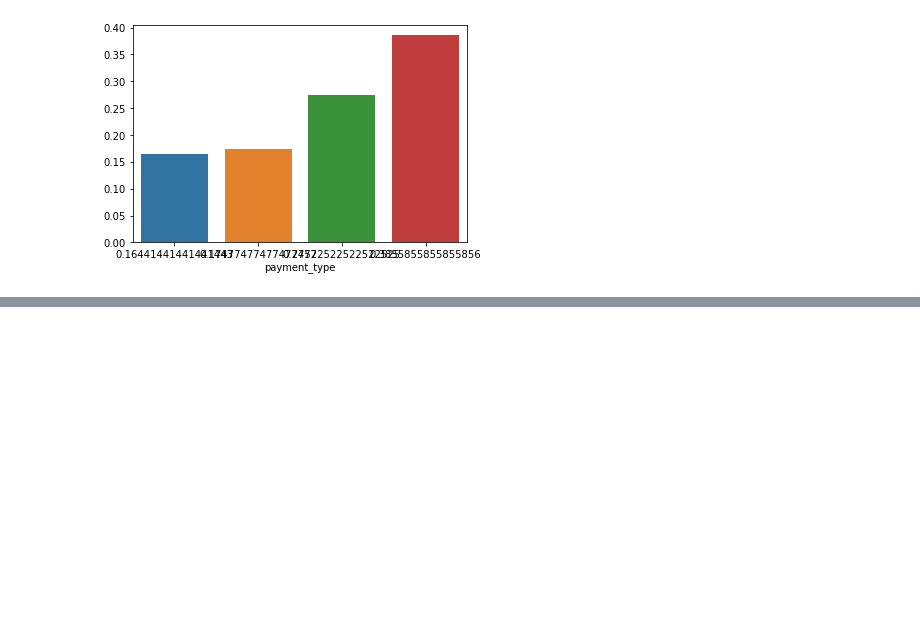
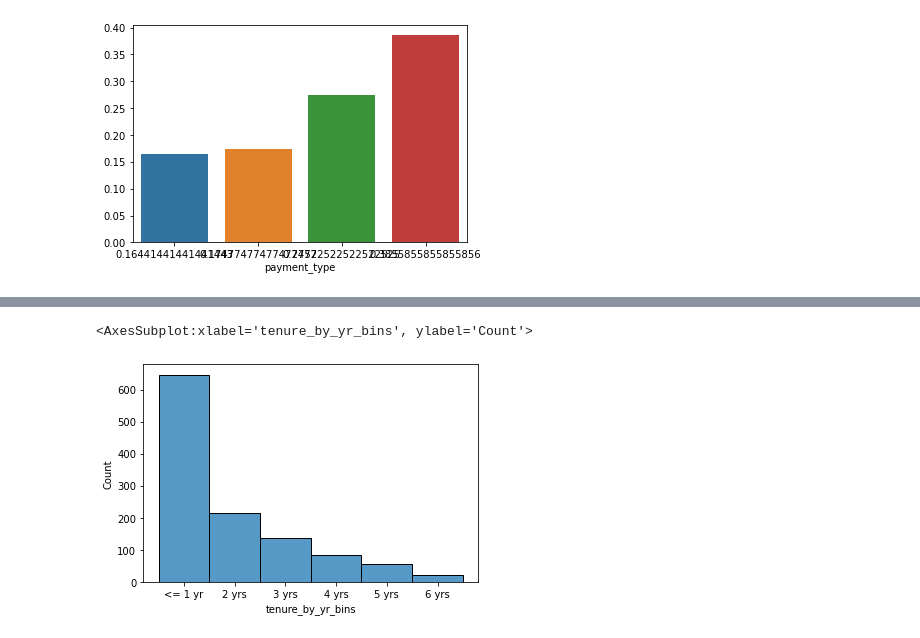
Before and after one commit to Brooke-Holyoak/numpy-pandas-visualization-exercises, a Jupyter notebook: telco_viz1_project.ipynb, the cells around one changed output, grey strips where cells are left out. Saved outputs shown, nothing was run; the diff lists cells and outputs as text; code cells hidden in the pictures; blank space fills up the shorter version.

```diff
--- a/telco_viz1_project.ipynb
+++ b/telco_viz1_project.ipynb
@@ -556,0 +566,5 @@ Name: months_in_first_yr_bins, dtype: float64
+# %%
+sns.histplot(fiber_churned.tenure_by_yr_bins)
+# %% [output]
+<AxesSubplot:xlabel='tenure_by_yr_bins', ylabel='Count'>
+[figure, added]
```
Also changed, not shown: parts of 41 cells of this notebook.
